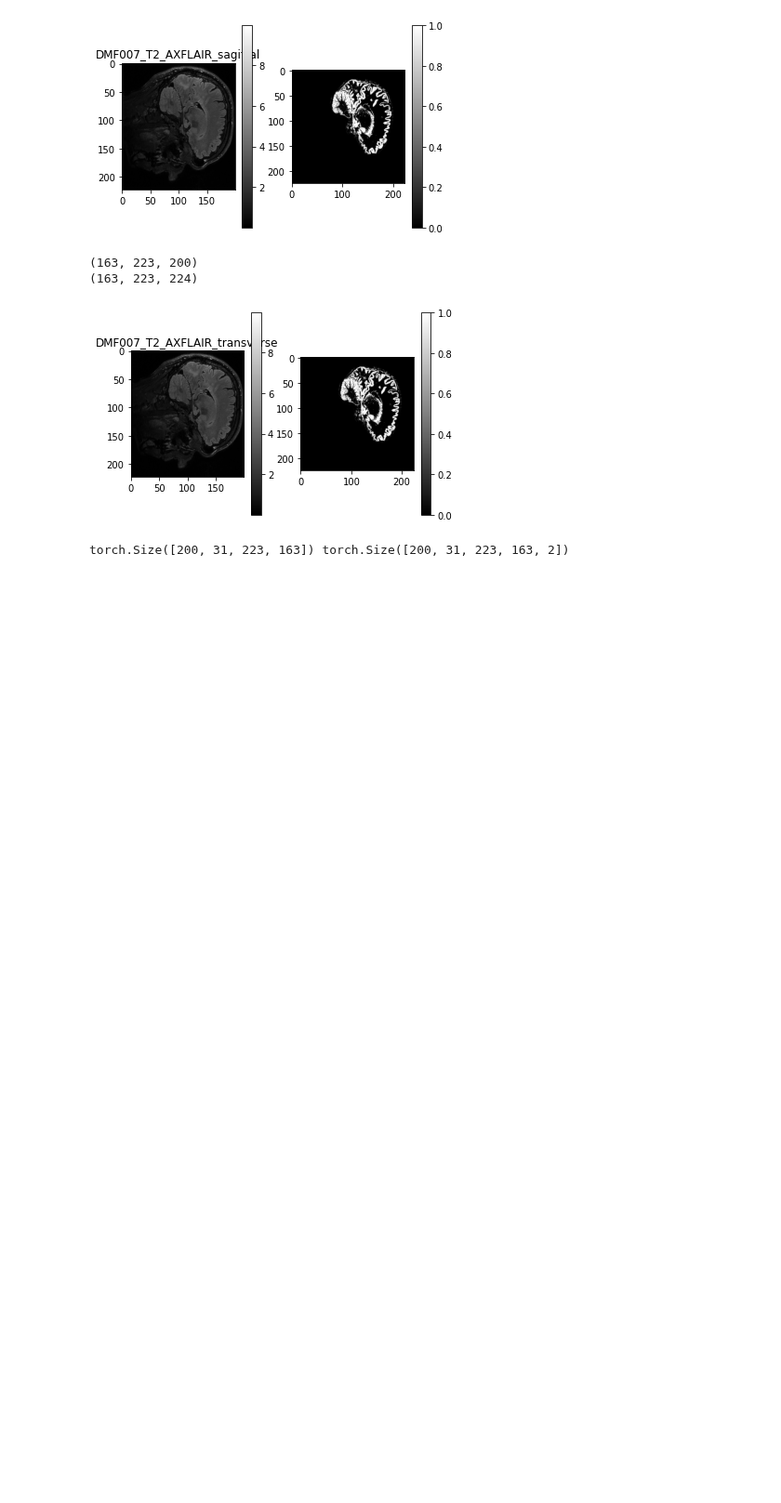
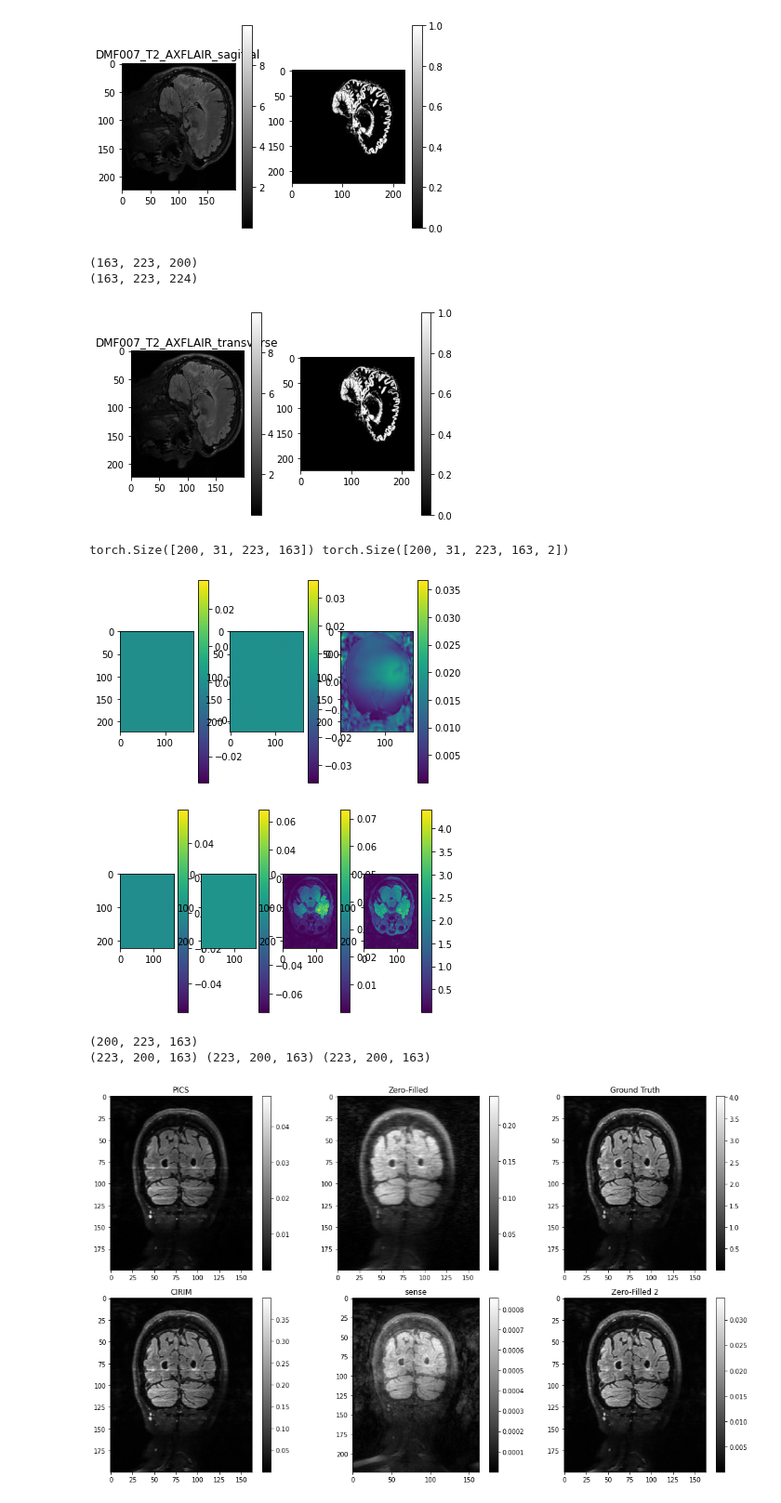
Before and after one commit to LysanderdeJong/RecSeg, a Jupyter notebook: test_ground.ipynb, the cells around one changed output. Shown at 93% size. Cells and saved outputs as stored; diff of their text form; code cells hidden in the pictures; blank space fills up the shorter version.

```diff
--- a/test_ground.ipynb
+++ b/test_ground.ipynb
@@ -117,7 +117,7 @@ def meta_bounding_box_plot(image_tensor, label_dict):
 # %%
 def read_kspace(root, filename):
     path = os.path.join(root, filename)
-    hf = h5py.File(path)
+    hf = h5py.File(path, 'r')
 
     try:
         kspace = hf["kspace"]
@@ -390,7 +391,7 @@ zf = np.array(nib.load("/data/projects/tecfidera/data/results/reconstruction/zf/
 gt = np.array(nib.load("/data/projects/tecfidera/data/results/reconstruction/gt/nifti/DMF008_T2_AXFLAIR_transverse/FLAIR.nii.gz").dataobj)
 cirim = np.array(nib.load("/data/projects/tecfidera/data/results/reconstruction/cirim_1c_64f_poisson2d/nifti/DMF008_T2_AXFLAIR_transverse/FLAIR.nii.gz").dataobj)
 
-hf = h5py.File("/data/projects/tecfidera/data/h5/DMF008_T2_AXFLAIR.h5", mode='r')
+hf = h5py.File("/data/projects/tecfidera/data/archived/h5/DMF008_T2_AXFLAIR.h5", mode='r')
 sens = np.squeeze(hf["reconstruction_sense"])
 kspace = torch.from_numpy(np.array(hf["kspace"]))
 kspace = fftshift(kspace, dim=[-1, -2])
@@ -500,30 +501,35 @@ plt.colorbar(ax)
 
 plt.subplot(2, 3, 2)
 ax = plt.imshow(zf[45], cmap="gray")
 plt.colorbar(ax)
 plt.title("Zero-Filled")
 
 plt.subplot(2, 3, 3)
 ax = plt.imshow(gt[45], cmap="gray")
 plt.colorbar(ax)
 plt.title("Ground Truth")
 
 plt.subplot(2, 3, 4)
 ax = plt.imshow(cirim[45], cmap="gray")
 plt.colorbar(ax)
 plt.title("CIRIM")
 
 plt.subplot(2, 3, 5)
 ax = plt.imshow(sens[45], cmap="gray")
 plt.colorbar(ax)
 plt.title("sense")
 
 plt.subplot(2, 3, 6)
 ax = plt.imshow(zf2[45], cmap="gray")
 plt.colorbar(ax)
 plt.title("Zero-Filled 2")
 
 plt.tight_layout()
 plt.show()
 # %% [output]
 torch.Size([200, 31, 223, 163]) torch.Size([200, 31, 223, 163, 2])
+[figure, added]
+[figure, added]
+(200, 223, 163)
+(223, 200, 163) (223, 200, 163) (223, 200, 163)
+[figure, added]
```
Also changed, not shown: parts of 8 cells of this notebook, 28 other files.
